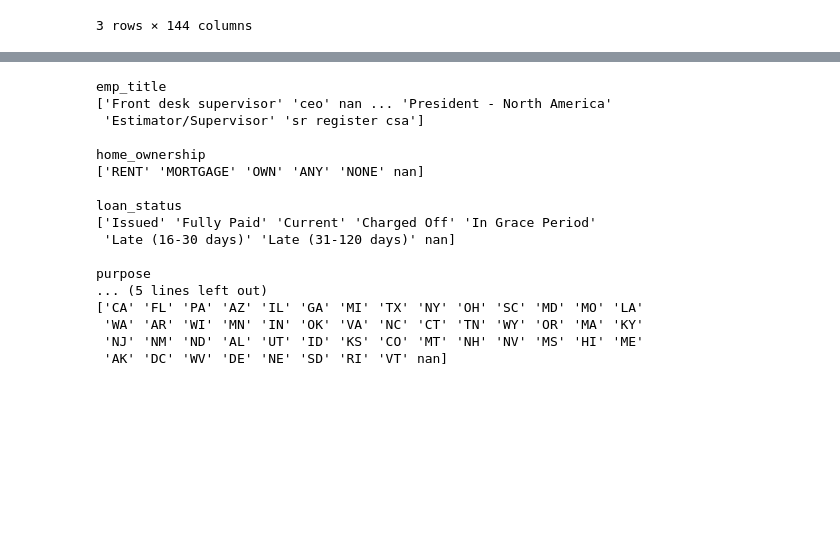
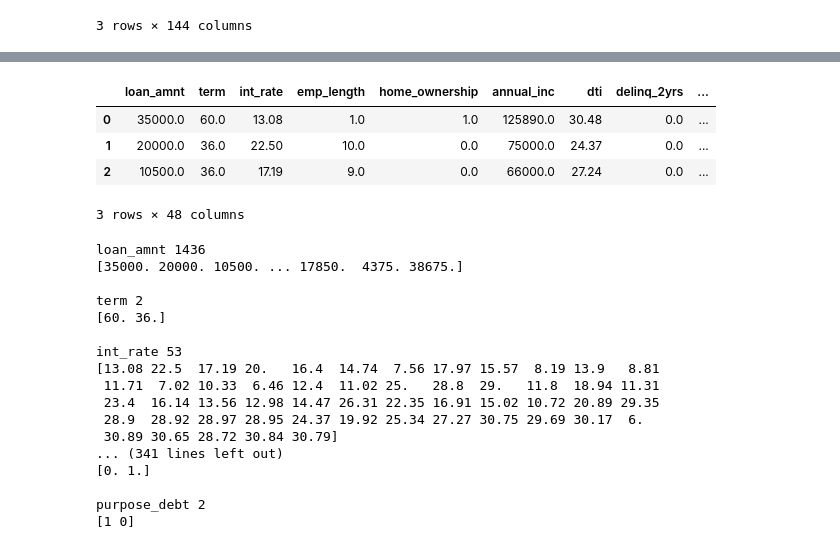
Before and after one commit to tri-bui/sandbox-ml, a Jupyter notebook: lt-credit-risk/credit_risk.ipynb, the cells around one changed output, grey strips where cells are left out. Drawn from its saved outputs; the diff is of its cells as text; code cells hidden in the pictures; blank space fills up the shorter version.

```diff
--- a/lt-credit-risk/credit_risk.ipynb
+++ b/lt-credit-risk/credit_risk.ipynb
@@ -163,0 +199,14 @@ df_num.shape
+# %%
+# Find highly correlated columns
+cor_cols = []
+for i in range(df_num.shape[1] - 1):
+    for j in range(i + 1, df_num.shape[1]):
+        col1 = df_num.iloc[:, i]
+        col2 = df_num.iloc[:, j]
+        cor = col1.corr(col2)
+        if abs(cor) > 0.7:
+            print(col1.name, col2.name, cor)
+            if col2.name not in cor_cols:
+                cor_cols.append(col2.name)
+
+cor_cols
@@ -163,0 +248,4 @@ df_num.shape
+# %%
+# Drop highly correlated columns, keeping only 1 column per correlation
+df_num.drop(cor_cols, axis=1, inplace=True)
+df_num.shape
@@ -163,0 +254,10 @@ df_num.shape
+# %%
+# Find integer columns
+df_int = df_num % 1
+int_cols = df_int.nunique()[df_int.nunique() < 2].index
+
+# Convert above columns to integer type
+for col in int_cols:
+    df_num[col] = df_num[col].astype(int)
+
+df_num.info()
@@ -164,27 +282,33 @@ df_num.shape
+# %%
+# Reset index
+df_num.reset_index(drop=True, inplace=True)
+df_num.head(3)
+# %% [output]
+|  | loan_amnt | term | int_rate | emp_length | home_ownership | annual_inc | dti | delinq_2yrs | ... |
+| 0 | 35000.0 | 60.0 | 13.08 | 1.0 | 1.0 | 125890.0 | 30.48 | 0.0 | ... |
+| 1 | 20000.0 | 36.0 | 22.50 | 10.0 | 0.0 | 75000.0 | 24.37 | 0.0 | ... |
+| 2 | 10500.0 | 36.0 | 17.19 | 9.0 | 0.0 | 66000.0 | 27.24 | 0.0 | ... |
+3 rows × 48 columns
 # %%
-# Check unique values of object columns
-obj_cols2 = []
-for col in obj_cols:
-    if col in df_num.columns and df_num[col].dtype == object:
-        obj_cols2.append(col)
-        print(col)
-        print(df_num[col].unique())
-        print()
+for col in df_num.columns:
+    print(col, df_num[col].nunique())
+    print(df_num[col].unique())
+    print()
 # %% [output]
-emp_title
-['Front desk supervisor' 'ceo' nan ... 'President - North America'
- 'Estimator/Supervisor' 'sr register csa']
+loan_amnt 1436
+[35000. 20000. 10500. ... 17850.  4375. 38675.]
 
-home_ownership
-['RENT' 'MORTGAGE' 'OWN' 'ANY' 'NONE' nan]
+term 2
+[60. 36.]
 
-loan_status
-['Issued' 'Fully Paid' 'Current' 'Charged Off' 'In Grace Period'
- 'Late (16-30 days)' 'Late (31-120 days)' nan]
+int_rate 53
+[13.08 22.5  17.19 20.   16.4  14.74  7.56 17.97 15.57  8.19 13.9   8.81
+ 11.71  7.02 10.33  6.46 12.4  11.02 25.   28.8  29.   11.8  18.94 11.31
+ 23.4  16.14 13.56 12.98 14.47 26.31 22.35 16.91 15.02 10.72 20.89 29.35
+ 28.9  28.92 28.97 28.95 24.37 19.92 25.34 27.27 30.75 29.69 30.17  6.
+ 30.89 30.65 28.72 30.84 30.79]
+... (341 lines left out)
+[0. 1.]
 
-purpose
-... (5 lines left out)
-['CA' 'FL' 'PA' 'AZ' 'IL' 'GA' 'MI' 'TX' 'NY' 'OH' 'SC' 'MD' 'MO' 'LA'
- 'WA' 'AR' 'WI' 'MN' 'IN' 'OK' 'VA' 'NC' 'CT' 'TN' 'WY' 'OR' 'MA' 'KY'
- 'NJ' 'NM' 'ND' 'AL' 'UT' 'ID' 'KS' 'CO' 'MT' 'NH' 'NV' 'MS' 'HI' 'ME'
- 'AK' 'DC' 'WV' 'DE' 'NE' 'SD' 'RI' 'VT' nan]
+purpose_debt 2
+[1 0]
```
Also changed, not shown: parts of 19 cells of this notebook.
